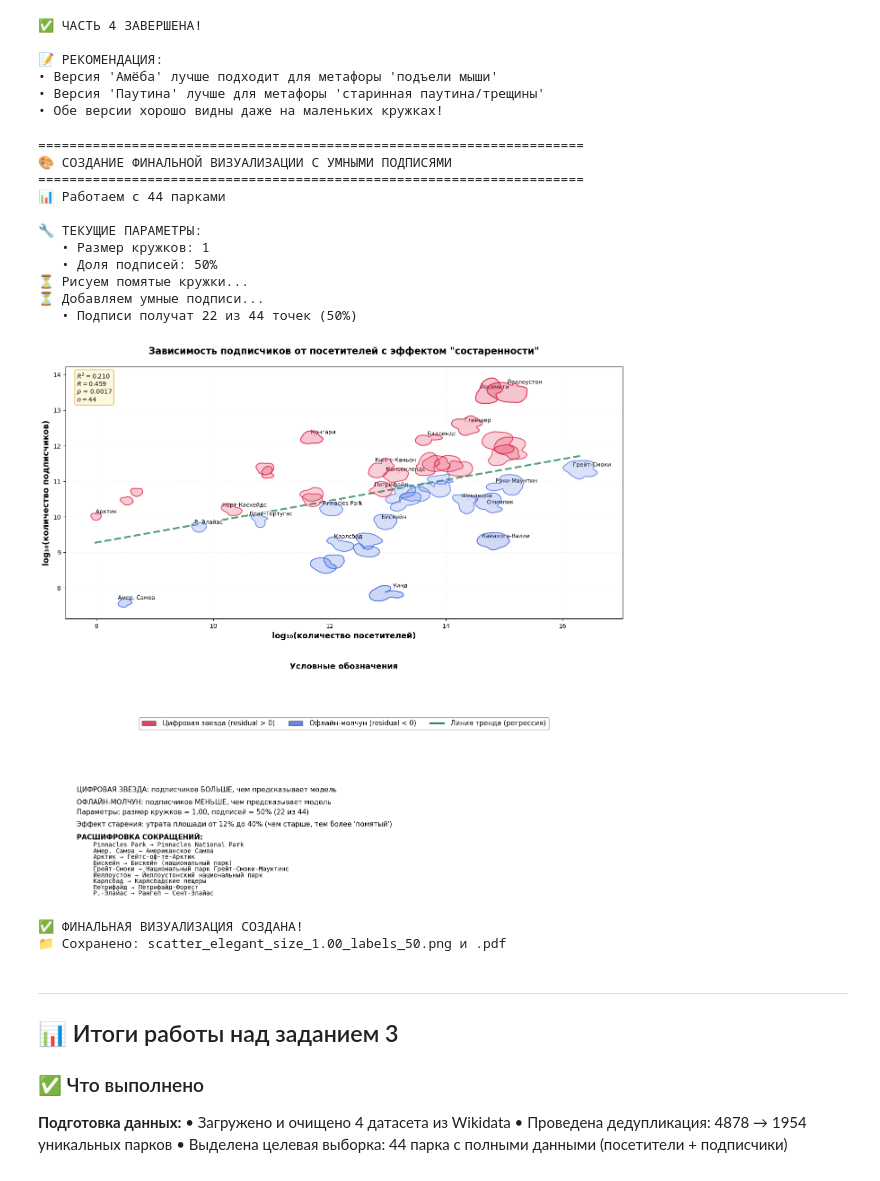
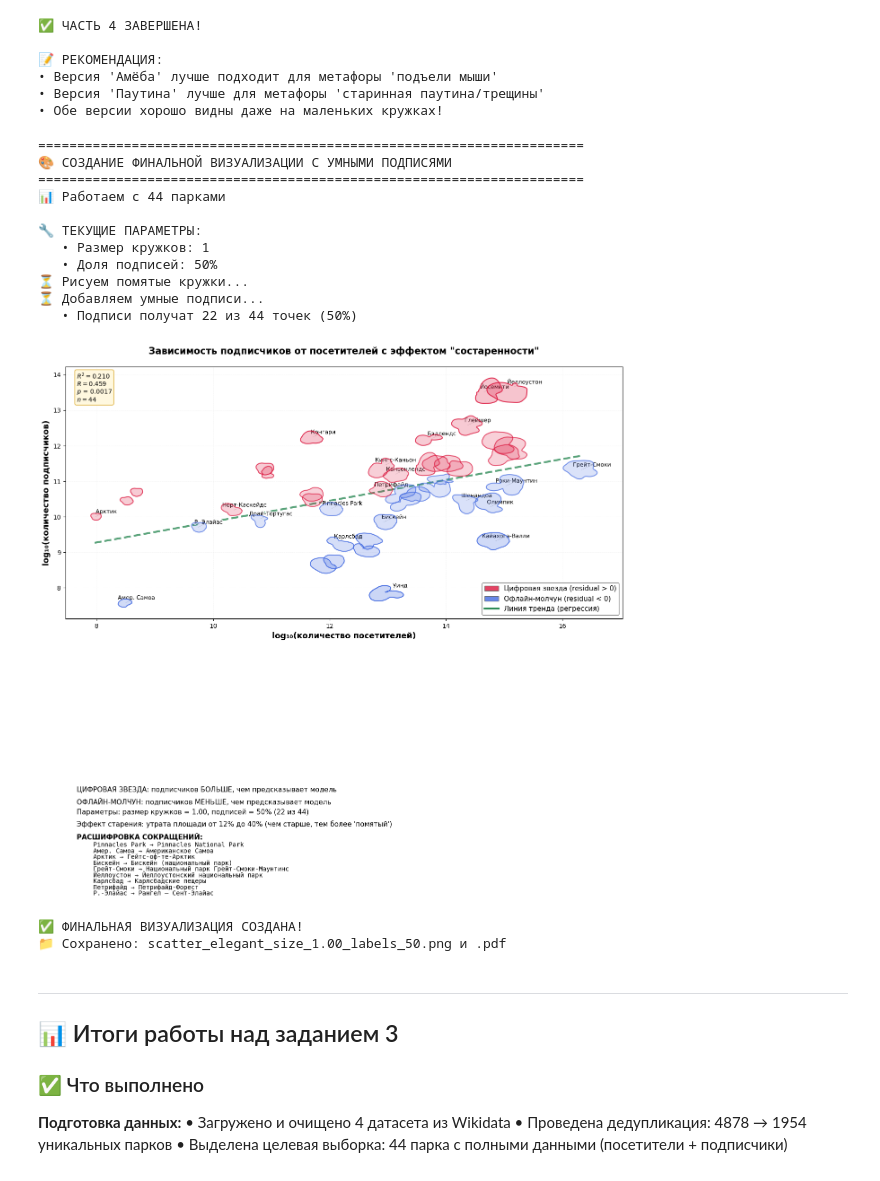
Before and after one commit to ksyushik31/python-ai-Puhlenko-Ksenia, a Jupyter notebook: notebooks/week3_visualization_crack.ipynb, the cells around one changed output. Cells and saved outputs as stored; diff of their text form; code cells hidden in the pictures.

```diff
--- a/notebooks/week3_visualization_crack.ipynb
+++ b/notebooks/week3_visualization_crack.ipynb
@@ -1130,16 +1130,15 @@ legend_elements = [
 
 ]
 
-ax_legend.text(0.5, 0.95, 'Условные обозначения',
-               transform=ax_legend.transAxes, fontsize=13,
-               fontweight='bold', ha='center', va='top')
-
-ax_legend.legend(handles=legend_elements,
-                 loc='lower center',
-                 bbox_to_anchor=(0.5, 0.02),
-                 fontsize=11, frameon=True, fancybox=True,
-                 edgecolor='gray', ncol=3,
-                 columnspacing=2.0, handletextpad=1.0)
+# Легенда на основном графике (ax) в правом нижнем углу
+ax.legend(handles=legend_elements,
+          loc='lower right',           # правый нижний угол
+          fontsize=11,
+          frameon=True,
+          fancybox=True,
+          edgecolor='gray',
+          ncol=1,                      # одна колонка для компактности
+          framealpha=0.9)               # небольшая прозрачность фона
 
 # ═══════════════════════════════════════════════════════════════
 # ПОЯСНЕНИЯ (В ОТДЕЛЬНОЙ ОБЛАСТИ)
@@ -1162,34 +1161,34 @@ if abbreviations:
     ax_explanations.text(0.02, abbr_y, "РАСШИФРОВКА СОКРАЩЕНИЙ:",
                          transform=ax_explanations.transAxes,
                          fontsize=11, fontweight='bold')
 
     for i, (short, full) in enumerate(sorted(abbreviations.items())):
         ax_explanations.text(0.05, abbr_y - 0.1 - i*0.08, f"{short} → {full}",
                              transform=ax_explanations.transAxes,
                              fontsize=10, fontfamily='monospace')
 
 plt.tight_layout()
 
 # Сохраняем
 plt.savefig(f'scatter_elegant_size_{CIRCLE_SIZE_FACTOR:.2f}_labels_{LABEL_COVERAGE}.png', dpi=300, bbox_inches='tight')
 plt.savefig(f'scatter_elegant_size_{CIRCLE_SIZE_FACTOR:.2f}_labels_{LABEL_COVERAGE}.pdf', bbox_inches='tight')
 plt.show()
 
 print("\n✅ ФИНАЛЬНАЯ ВИЗУАЛИЗАЦИЯ СОЗДАНА!")
 print(f"📁 Сохранено: scatter_elegant_size_{CIRCLE_SIZE_FACTOR:.2f}_labels_{LABEL_COVERAGE}.png и .pdf")
 # %% [output]
 ======================================================================
 🎨 СОЗДАНИЕ ФИНАЛЬНОЙ ВИЗУАЛИЗАЦИИ С УМНЫМИ ПОДПИСЯМИ
 ======================================================================
 📊 Работаем с 44 парками
 
 🔧 ТЕКУЩИЕ ПАРАМЕТРЫ:
    • Размер кружков: 1
    • Доля подписей: 50%
 ⏳ Рисуем помятые кружки...
 ⏳ Добавляем умные подписи...
    • Подписи получат 22 из 44 точек (50%)
-[figure, old version]
+[figure, new version]
 ✅ ФИНАЛЬНАЯ ВИЗУАЛИЗАЦИЯ СОЗДАНА!
 📁 Сохранено: scatter_elegant_size_1.00_labels_50.png и .pdf
 # %% [markdown]
```
